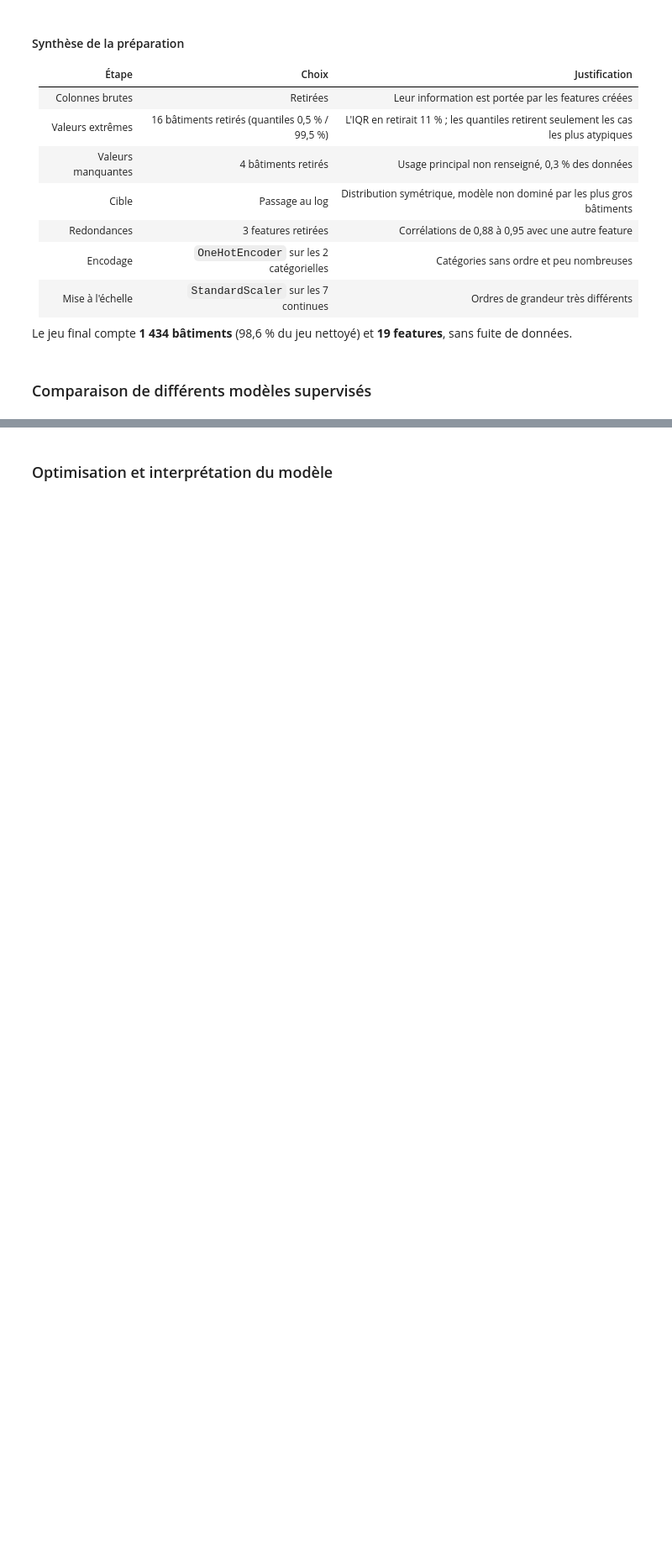
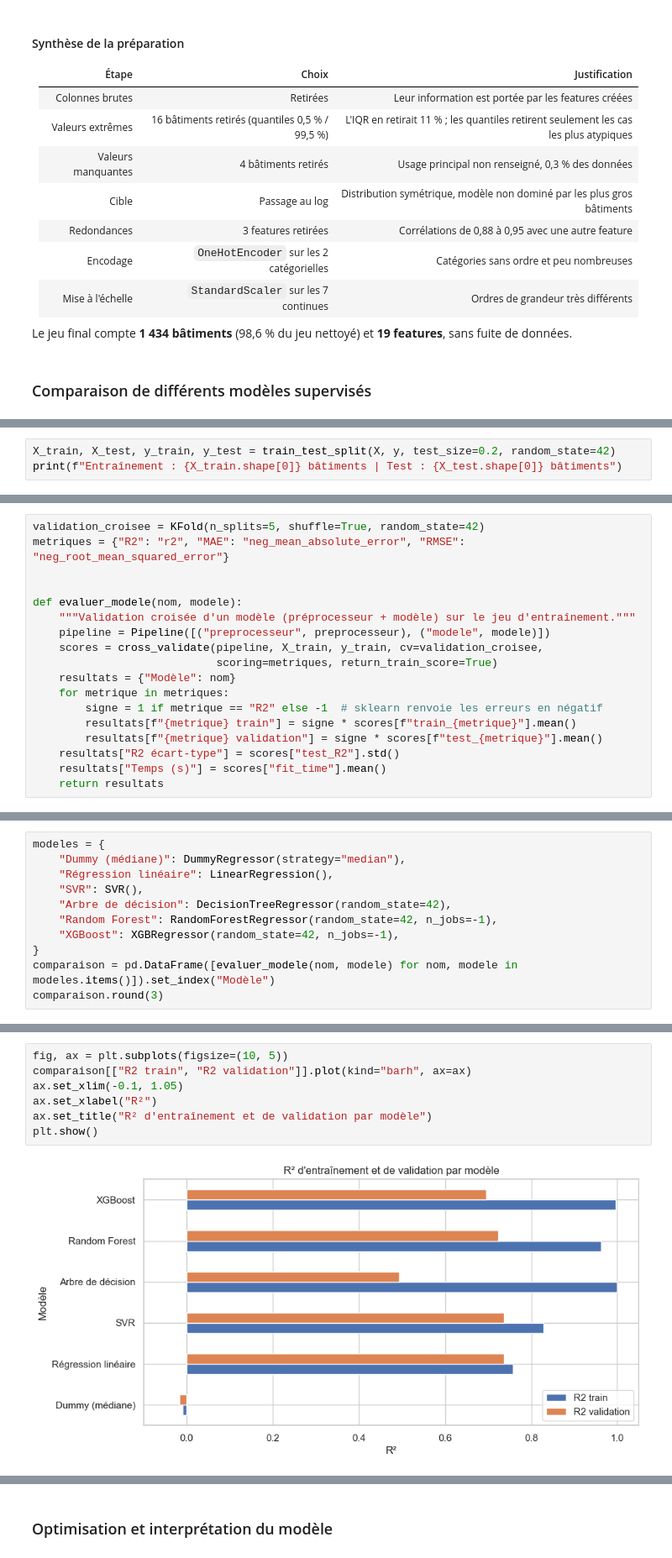
Before and after one commit to Txmwalker/anticipez-consommation-batiments, a Jupyter notebook: notebooks/02_modelisation.ipynb, the cells around one changed output, grey strips where cells are left out. Shown at 84% size. Drawn from its saved outputs; the diff is of its cells as text; blank space fills up the shorter version.

```diff
--- a/notebooks/02_modelisation.ipynb
+++ b/notebooks/02_modelisation.ipynb
@@ -814,0 +837,3 @@ Le jeu final compte **1 434 bâtiments** (98,6 % du jeu nettoyé) et **19 featur
+# %%
+X_train, X_test, y_train, y_test = train_test_split(X, y, test_size=0.2, random_state=42)
+print(f"Entraînement : {X_train.shape[0]} bâtiments | Test : {X_test.shape[0]} bâtiments")
@@ -814,0 +848,18 @@ Le jeu final compte **1 434 bâtiments** (98,6 % du jeu nettoyé) et **19 featur
+# %%
+validation_croisee = KFold(n_splits=5, shuffle=True, random_state=42)
+metriques = {"R2": "r2", "MAE": "neg_mean_absolute_error", "RMSE": "neg_root_mean_squared_error"}
+
+
+def evaluer_modele(nom, modele):
+    """Validation croisée d'un modèle (préprocesseur + modèle) sur le jeu d'entraînement."""
+    pipeline = Pipeline([("preprocesseur", preprocesseur), ("modele", modele)])
+    scores = cross_validate(pipeline, X_train, y_train, cv=validation_croisee,
+                            scoring=metriques, return_train_score=True)
+    resultats = {"Modèle": nom}
+    for metrique in metriques:
+        signe = 1 if metrique == "R2" else -1  # sklearn renvoie les erreurs en négatif
+        resultats[f"{metrique} train"] = signe * scores[f"train_{metrique}"].mean()
+        resultats[f"{metrique} validation"] = signe * scores[f"test_{metrique}"].mean()
+    resultats["R2 écart-type"] = scores["test_R2"].std()
+    resultats["Temps (s)"] = scores["fit_time"].mean()
+    return resultats
@@ -814,0 +885,11 @@ Le jeu final compte **1 434 bâtiments** (98,6 % du jeu nettoyé) et **19 featur
+# %%
+modeles = {
+    "Dummy (médiane)": DummyRegressor(strategy="median"),
+    "Régression linéaire": LinearRegression(),
+    "SVR": SVR(),
+    "Arbre de décision": DecisionTreeRegressor(random_state=42),
+    "Random Forest": RandomForestRegressor(random_state=42, n_jobs=-1),
+    "XGBoost": XGBRegressor(random_state=42, n_jobs=-1),
+}
+comparaison = pd.DataFrame([evaluer_modele(nom, modele) for nom, modele in modeles.items()]).set_index("Modèle")
+comparaison.round(3)
@@ -814,0 +919,9 @@ Le jeu final compte **1 434 bâtiments** (98,6 % du jeu nettoyé) et **19 featur
+# %%
+fig, ax = plt.subplots(figsize=(10, 5))
+comparaison[["R2 train", "R2 validation"]].plot(kind="barh", ax=ax)
+ax.set_xlim(-0.1, 1.05)
+ax.set_xlabel("R²")
+ax.set_title("R² d'entraînement et de validation par modèle")
+plt.show()
+# %% [output]
+[figure, added]
```
Also changed, not shown: parts of 33 cells of this notebook, 2 other files.
